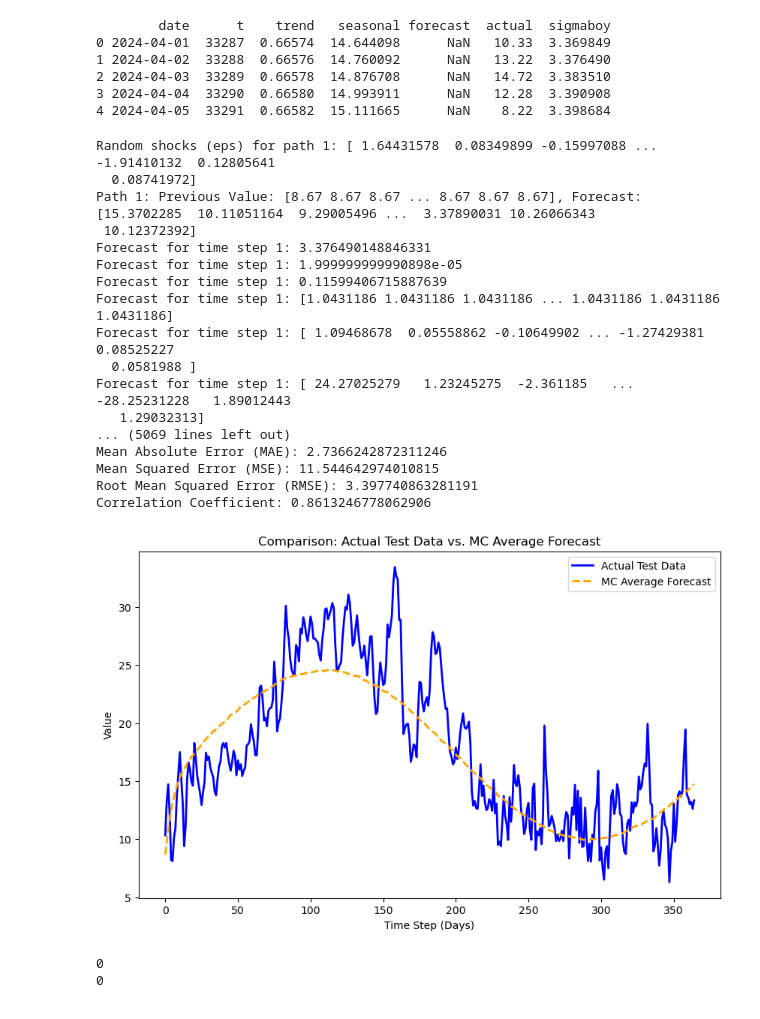
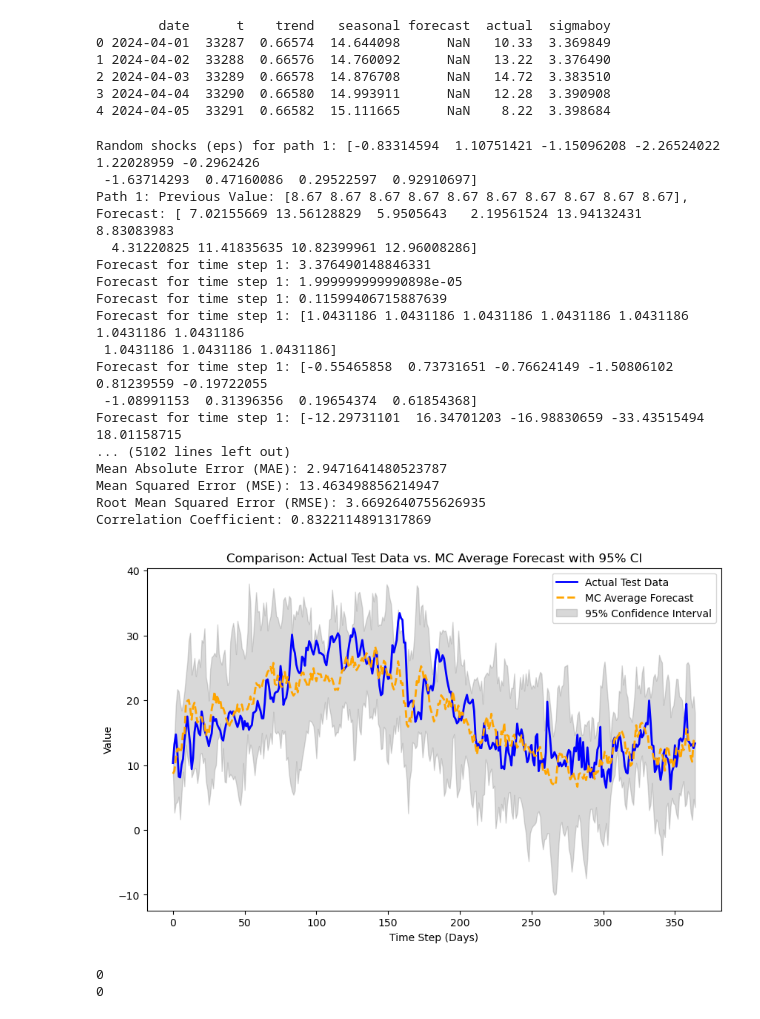
Before and after one commit to GianiRanzetti/Minerva---Weather-Derivatives, a Jupyter notebook: WN_model/forecast_AR.ipynb, the cells around one changed output. Cells and saved outputs as stored; diff of their text form; code cells hidden in the pictures.

```diff
--- a/WN_model/forecast_AR.ipynb
+++ b/WN_model/forecast_AR.ipynb
@@ -175,7 +175,7 @@ from sklearn.metrics import mean_absolute_error, mean_squared_error
 
 # --- Existing Monte Carlo simulation code ---
 k = -0.1571                           # Fixed speed of mean reversion (a scalar)
-n_paths = 10000                       # Number of Monte Carlo simulation paths
+n_paths = 10                       # Number of Monte Carlo simulation paths
 
 # Assume forecast_end, T_actual_train, T_actual_test, and forecast_df are defined elsewhere
 # For example, T_actual_train and T_actual_test could be numpy arrays, and forecast_df a DataFrame
@@ -221,48 +221,48 @@ print("Mean Squared Error (MSE):", mse)
 print("Root Mean Squared Error (RMSE):", rmse)
 print("Correlation Coefficient:", corr_coef)
 
 # --- Plot the Actual Test Data vs. MC Average Forecast with Confidence Interval ---
 # Compute confidence interval bounds from the Monte Carlo simulation:
 # For a 95% confidence interval, get the 2.5th and 97.5th percentiles.
 lower_ci = np.percentile(T_all, 2.5, axis=0)
 upper_ci = np.percentile(T_all, 97.5, axis=0)
 
 plt.figure(figsize=(10, 6))
 
 # Assuming T_actual_test and T_avg have the same length as forecast_end.
 time_steps = np.arange(forecast_end)  # or adjust as needed
 
 # Plot actual test data and average forecast
 plt.plot(time_steps, T_actual_test, label="Actual Test Data", linewidth=2, color='blue')
 plt.plot(time_steps, T_avg, label="MC Average Forecast", linewidth=2, linestyle="--", color='orange')
 
 # Add the confidence interval as a shaded area.
 plt.fill_between(time_steps, lower_ci, upper_ci, color='gray', alpha=0.3, label='95% Confidence Interval')
 
 plt.xlabel("Time Step (Days)")
 plt.ylabel("Value")
 plt.title("Comparison: Actual Test Data vs. MC Average Forecast with 95% CI")
 plt.legend()
 plt.show()
 # %% [output]
-Random shocks (eps) for path 1: [ 1.64431578  0.08349899 -0.15997088 ... -1.91410132  0.12805641
-  0.08741972]
-Path 1: Previous Value: [8.67 8.67 8.67 ... 8.67 8.67 8.67], Forecast: [15.3702285  10.11051164  9.29005496 ...  3.37890031 10.26066343
- 10.12372392]
+Random shocks (eps) for path 1: [-0.83314594  1.10751421 -1.15096208 -2.26524022  1.22028959 -0.2962426
+ -1.63714293  0.47160086  0.29522597  0.92910697]
+Path 1: Previous Value: [8.67 8.67 8.67 8.67 8.67 8.67 8.67 8.67 8.67 8.67], Forecast: [ 7.02155669 13.56128829  5.9505643   2.19561524 13.94132431  8.83083983
+  4.31220825 11.41835635 10.82399961 12.96008286]
 Forecast for time step 1: 3.376490148846331
 Forecast for time step 1: 1.999999999990898e-05
 Forecast for time step 1: 0.11599406715887639
-Forecast for time step 1: [1.0431186 1.0431186 1.0431186 ... 1.0431186 1.0431186 1.0431186]
-Forecast for time step 1: [ 1.09468678  0.05558862 -0.10649902 ... -1.27429381  0.08525227
-  0.0581988 ]
-Forecast for time step 1: [ 24.27025279   1.23245275  -2.361185   ... -28.25231228   1.89012443
-   1.29032313]
-... (5069 lines left out)
-Mean Absolute Error (MAE): 2.7366242872311246
-Mean Squared Error (MSE): 11.544642974010815
-Root Mean Squared Error (RMSE): 3.397740863281191
-Correlation Coefficient: 0.8613246778062906
+Forecast for time step 1: [1.0431186 1.0431186 1.0431186 1.0431186 1.0431186 1.0431186 1.0431186
+ 1.0431186 1.0431186 1.0431186]
+Forecast for time step 1: [-0.55465858  0.73731651 -0.76624149 -1.50806102  0.81239559 -0.19722055
+ -1.08991153  0.31396356  0.19654374  0.61854368]
+Forecast for time step 1: [-12.29731101  16.34701203 -16.98830659 -33.43515494  18.01158715
+... (5102 lines left out)
+Mean Absolute Error (MAE): 2.9471641480523787
+Mean Squared Error (MSE): 13.463498856214947
+Root Mean Squared Error (RMSE): 3.6692640755626935
+Correlation Coefficient: 0.8322114891317869
-[figure, old version]
+[figure, new version]
 # %%
 print(np.isnan(T_actual_test).sum())  # Number of NaNs in T_actual_test
 print(np.isnan(T_avg).sum())          # Number of NaNs in T_avg
```
Also changed, not shown: parts of 1 cell of this notebook, 5 other files.
